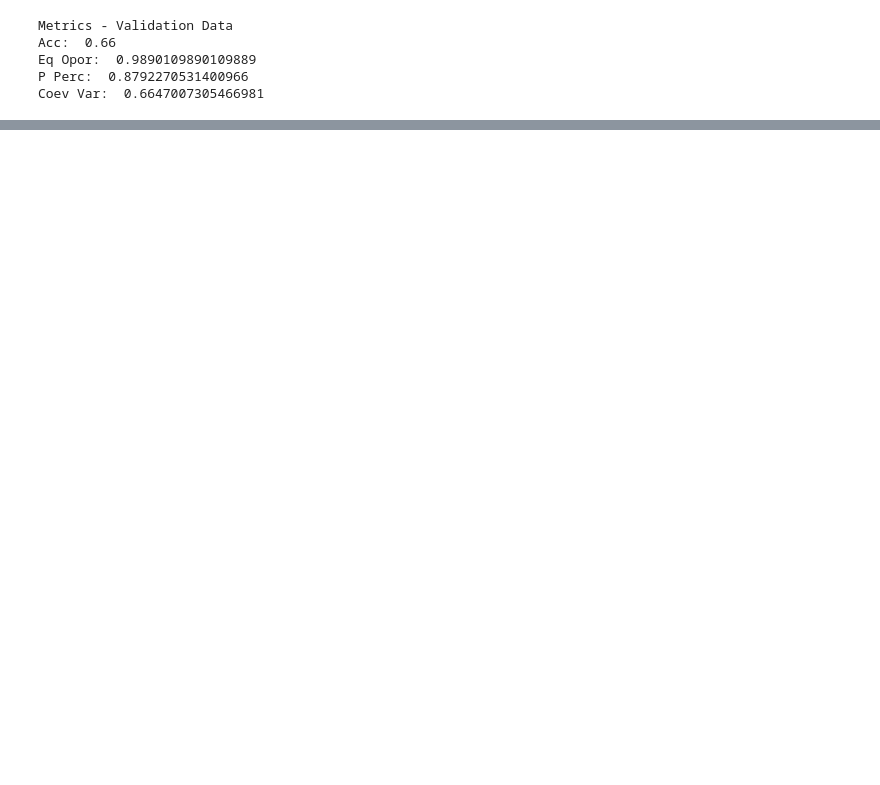
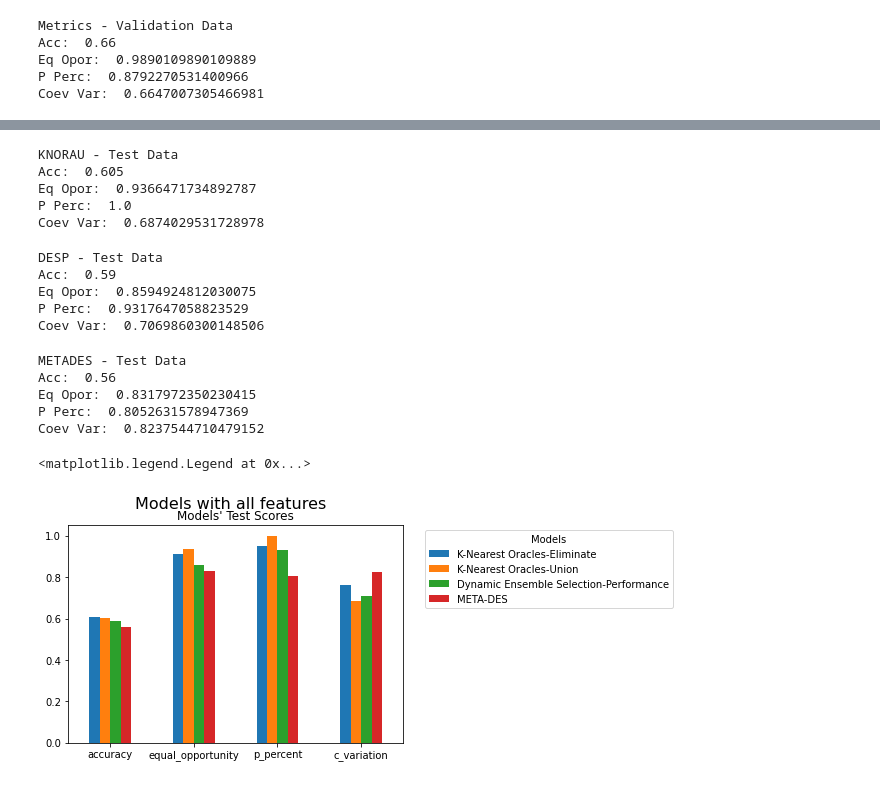
Before and after one commit to viguardieiro/moopt_fairness, a Jupyter notebook: Ensemble.ipynb, the cells around one changed output, grey strips where cells are left out. Drawn from its saved outputs; the diff is of its cells as text; code cells hidden in the pictures; blank space fills up the shorter version.

Commit message:
Add Ensemble notebook

```diff
--- a/Ensemble.ipynb
+++ b/Ensemble.ipynb
@@ -305,0 +329,36 @@ Coev Var:  0.6575103548402857
+# %%
+print("K-Nearest Oracles-Union - Test Data")
+print("Acc: ", knorau.score(X_test, y_test))
+print("Eq Opor: ", equal_opportunity_score(sensitive_column="Sex")(knorau, X_test, y_test))
+print("P Perc: ", p_percent_score(sensitive_column="Sex")(knorau, X_test))
+print("Coev Var: ", coefficient_of_variation(knorau, X_test, y_test))
+# %% [output]
+KNORAU - Test Data
+Acc:  0.605
+Eq Opor:  0.9366471734892787
+P Perc:  1.0
+Coev Var:  0.6874029531728978
+# %%
+print("Dynamic Ensemble Selection-Performance - Test Data")
+print("Acc: ", desp.score(X_test, y_test))
+print("Eq Opor: ", equal_opportunity_score(sensitive_column="Sex")(desp, X_test, y_test))
+print("P Perc: ", p_percent_score(sensitive_column="Sex")(desp, X_test))
+print("Coev Var: ", coefficient_of_variation(desp, X_test, y_test))
+# %% [output]
+DESP - Test Data
+Acc:  0.59
+Eq Opor:  0.8594924812030075
+P Perc:  0.9317647058823529
+Coev Var:  0.7069860300148506
+# %%
+print("META-DES - Test Data")
+print("Acc: ", metades.score(X_test, y_test))
+print("Eq Opor: ", equal_opportunity_score(sensitive_column="Sex")(metades, X_test, y_test))
+print("P Perc: ", p_percent_score(sensitive_column="Sex")(metades, X_test))
+print("Coev Var: ", coefficient_of_variation(metades, X_test, y_test))
+# %% [output]
+METADES - Test Data
+Acc:  0.56
+Eq Opor:  0.8317972350230415
+P Perc:  0.8052631578947369
+Coev Var:  0.8237544710479152
@@ -305,0 +367,35 @@ Coev Var:  0.6575103548402857
+# %%
+test_metrics_dic = {'Metric': ['accuracy','equal_opportunity','p_percent','c_variation'],
+        'K-Nearest Oracles-Eliminate': [knorae.score(X_test, y_test),
+                                equal_opportunity_score(sensitive_column="Sex")(knorae, X_test, y_test),
+                                p_percent_score(sensitive_column="Sex")(knorae, X_test),
+                                coefficient_of_variation(knorae, X_test, y_test)],
+        'K-Nearest Oracles-Union': [knorau.score(X_test, y_test),
+                                equal_opportunity_score(sensitive_column="Sex")(knorau, X_test, y_test),
+                                p_percent_score(sensitive_column="Sex")(knorau, X_test),
+                                coefficient_of_variation(knorau, X_test, y_test)],
+        'Dynamic Ensemble Selection-Performance': [desp.score(X_test, y_test),
+                                equal_opportunity_score(sensitive_column="Sex")(desp, X_test, y_test),
+                                p_percent_score(sensitive_column="Sex")(desp, X_test),
+                                coefficient_of_variation(desp, X_test, y_test)],
+        'META-DES': [metades.score(X_test, y_test),
+                                equal_opportunity_score(sensitive_column="Sex")(metades, X_test, y_test),
+                                p_percent_score(sensitive_column="Sex")(metades, X_test),
+                                coefficient_of_variation(metades, X_test, y_test)]}
+
+test_metrics_des = pd.DataFrame(data=test_metrics_dic,
+                            columns=['Metric','K-Nearest Oracles-Eliminate','K-Nearest Oracles-Union',
+                                     'Dynamic Ensemble Selection-Performance', 'META-DES'])
+
+fig, ax = plt.subplots()
+
+fig.suptitle('Models with all features', fontsize=16)
+
+test_metrics_des.plot.bar(ax=ax)
+
+ax.set_title('Models\' Test Scores')
+ax.set_xticklabels(['accuracy','equal_opportunity','p_percent','c_variation'], rotation=0)
+ax.legend(title='Models', bbox_to_anchor=(1.05, 1), loc='upper left')
+# %% [output]
+<matplotlib.legend.Legend at 0x...>
+[figure, added]
```
Also changed, not shown: parts of 17 cells of this notebook.
